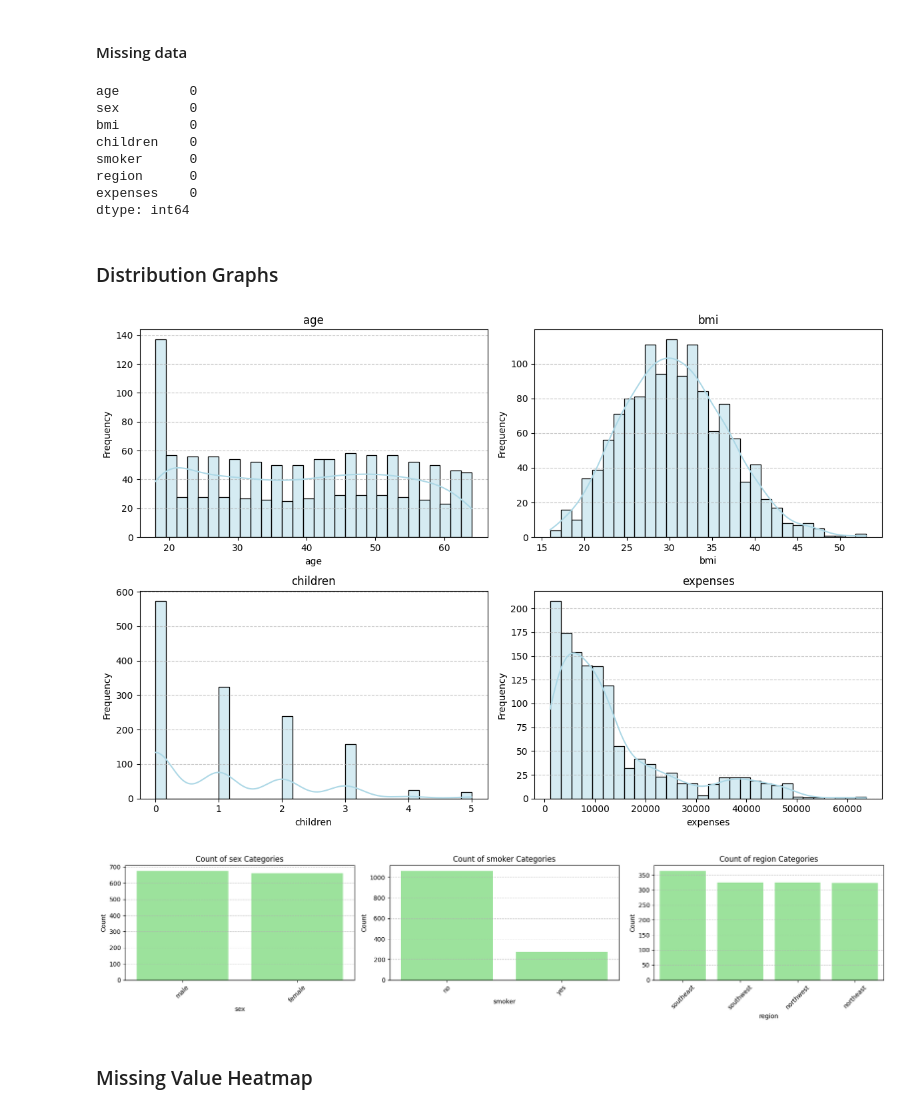
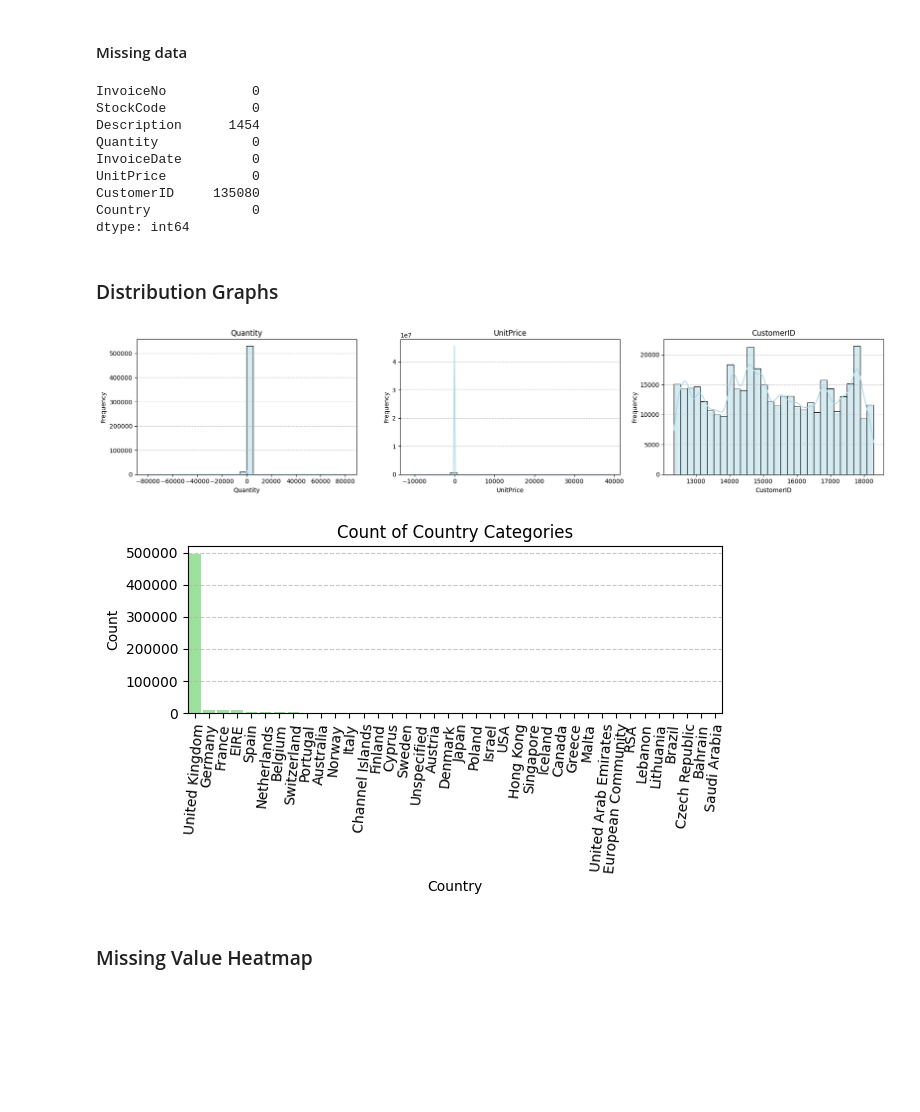
Before and after one commit to TonyVallad/Simplon, a Jupyter notebook: Brief_Segmentation_Client/Data_Analysis.ipynb, the cells around one changed output. Saved outputs shown, nothing was run; the diff lists cells and outputs as text; code cells hidden in the pictures; blank space fills up the shorter version.

Commit message:
Updated Data Analysis Notebook Brief Segmentation

```diff
--- a/Brief_Segmentation_Client/Data_Analysis.ipynb
+++ b/Brief_Segmentation_Client/Data_Analysis.ipynb
@@ -9,14 +18,9 @@
 # %%
 CSV_FOLDER = ""
-CSV_FILE = "insurance_raw.csv"
-CSV_SEPARATOR = ","  # Specify the CSV separator, e.g., ',' or '\t'
+CSV_FILE = "Online_Retail_RAW.csv"
+CSV_SEPARATOR = "\t"  # Specify the CSV separator, e.g., ',' or '\t'
+ENCODING = "windows-1252"
 IMPORT_COLUMNS = []  # If empty, import all columns
 CHUNK_SIZE = 20000  # Number of rows per chunk
 
-TARGET_COLUMN = "expenses"
-
-# ANSI escape codes for colored output
-GREEN = "\033[92m"
-BLUE = "\033[94m"
-YELLOW = "\033[93m"
-RESET = "\033[0m"  # White
+TARGET_COLUMN = ""
@@ -49,7 +62,8 @@ def import_data():
         usecols=IMPORT_COLUMNS or None,
         header=0,
         on_bad_lines="skip",
-        low_memory=False
+        low_memory=False,
+        encoding=ENCODING
     ):
         data_df = pd.concat([data_df, chunk], ignore_index=True)
 
@@ -173,7 +187,7 @@ def display_categorical_distribution(df, categorical_columns, grid_width=3, colo
         axes[i].set_title(f'Count of {column} Categories')
         axes[i].set_xlabel(column)
         axes[i].set_ylabel('Count')
-        axes[i].tick_params(axis='x', rotation=45)
+        axes[i].tick_params(axis='x', rotation=85)
         axes[i].grid(axis='y', linestyle='--', alpha=0.7)
 
     # Remove empty subplots
@@ -291,27 +323,28 @@ memory usage: 73.3+ KB
 # %%
 data_df.isna().sum()
 # %% [output]
-age         0
-sex         0
-bmi         0
-children    0
-smoker      0
-region      0
-expenses    0
+InvoiceNo           0
+StockCode           0
+Description      1454
+Quantity            0
+InvoiceDate         0
+UnitPrice           0
+CustomerID     135080
+Country             0
 dtype: int64
 # %% [markdown]
 ### Distribution Graphs
 # %%
 # Visualisation des colonnes numériques
 selected_columns = numerical_columns
-display_numerical_distribution(data_df, selected_columns, grid_width=2, color="lightblue")
+display_numerical_distribution(data_df, selected_columns, grid_width=3, color="lightblue")
 
-selected_columns = categorical_columns
+selected_columns = ["Country"]
 # Visualisation des variables catégoriques
-display_categorical_distribution(data_df, selected_columns, grid_width=3, color="lightgreen")
+display_categorical_distribution(data_df, selected_columns, grid_width=2, color="lightgreen")
 # %% [output]
-[figure, old version]
+[figure, new version]
-[figure, old version]
+[figure, new version]
 # %% [markdown]
 ### Missing Value Heatmap
 # %%
```
Also changed, not shown: parts of 18 cells of this notebook.
